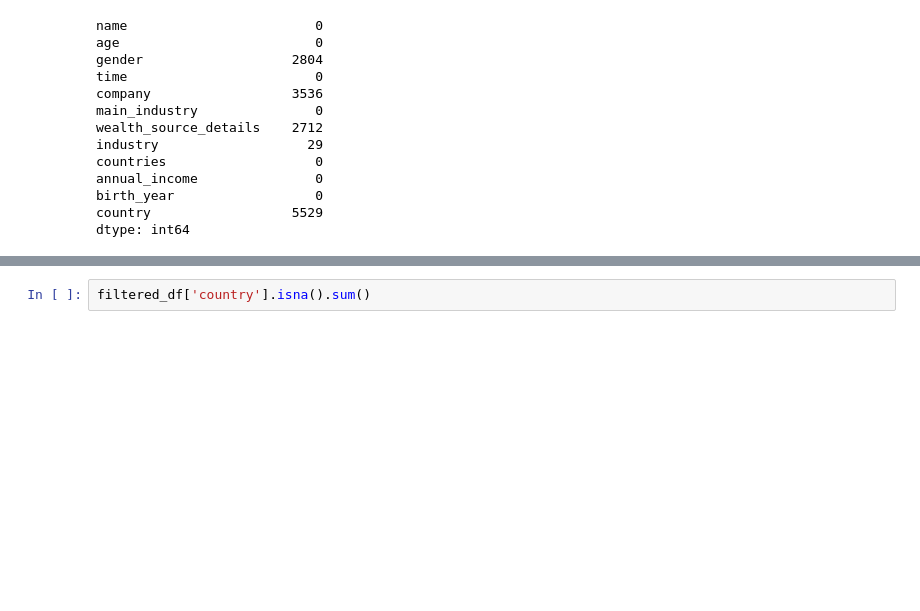
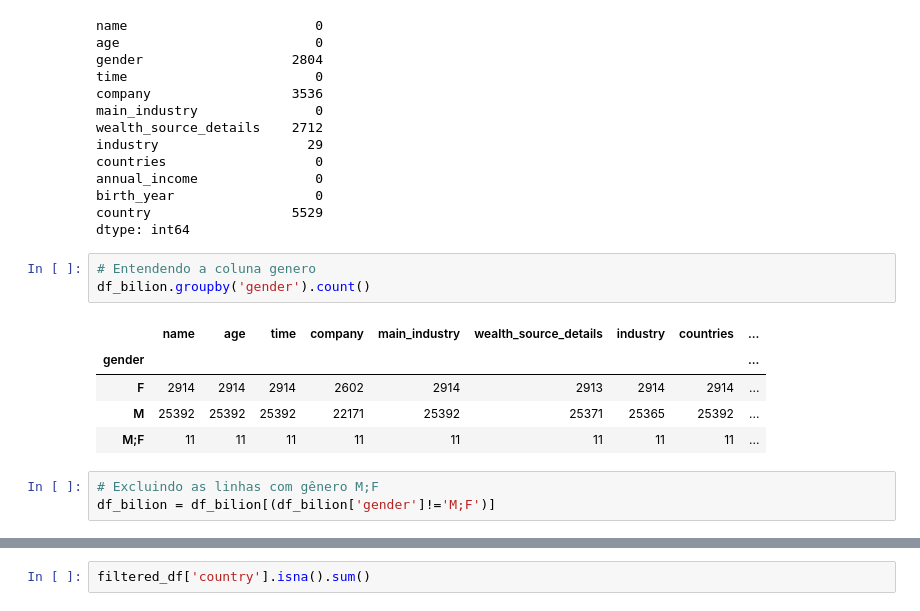
Before and after one commit to pabloxD13/tecprog1_Pablo_Brito, a Jupyter notebook: Projeto.ipynb, the cells around one changed output, grey strips where cells are left out. Saved outputs shown, nothing was run; the diff lists cells and outputs as text; blank space fills up the shorter version.

```diff
--- a/Projeto.ipynb
+++ b/Projeto.ipynb
@@ -92,3 +93,15 @@ annual_income               0
 birth_year                  0
 country                  5529
 dtype: int64
+# %%
+# Entendendo a coluna genero
+df_bilion.groupby('gender').count()
+# %% [output]
+|  | name | age | time | company | main_industry | wealth_source_details | industry | countries | ... |
+| gender |  |  |  |  |  |  |  |  | ... |
+| F | 2914 | 2914 | 2914 | 2602 | 2914 | 2913 | 2914 | 2914 | ... |
+| M | 25392 | 25392 | 25392 | 22171 | 25392 | 25371 | 25365 | 25392 | ... |
+| M;F | 11 | 11 | 11 | 11 | 11 | 11 | 11 | 11 | ... |
+# %%
+# Excluindo as linhas com gênero M;F
+df_bilion = df_bilion[(df_bilion['gender']!='M;F')]
```
Also changed, not shown: parts of 10 cells of this notebook.
